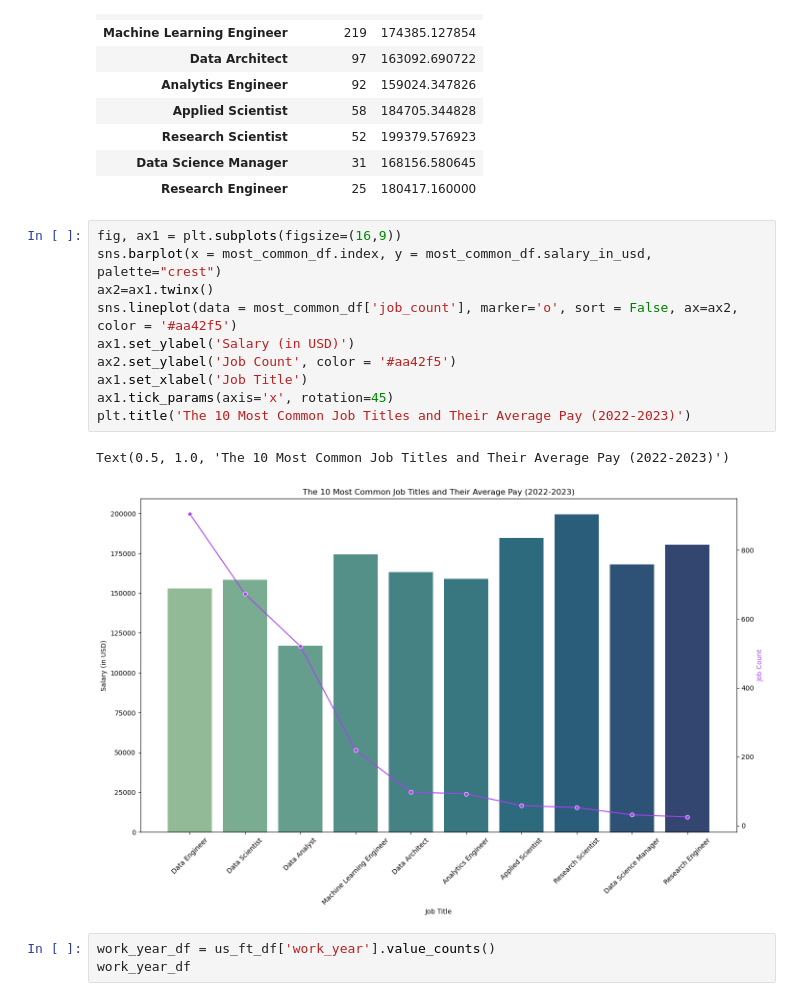
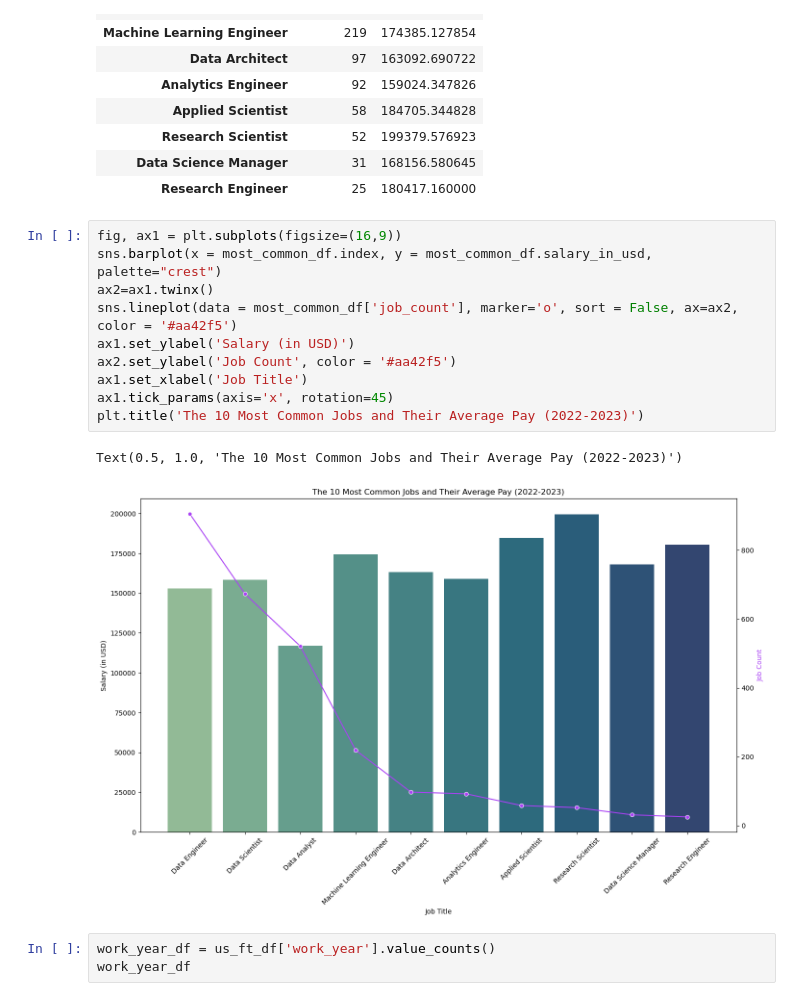
Before and after one commit to joshlynj/ds_salaries, a Jupyter notebook: notebooks/eda.ipynb, the cells around one changed output. Drawn from its saved outputs; the diff is of its cells as text.

```diff
--- a/notebooks/eda.ipynb
+++ b/notebooks/eda.ipynb
@@ -318,16 +318,16 @@ display(most_common_df)
 # %%
 fig, ax1 = plt.subplots(figsize=(16,9))
 sns.barplot(x = most_common_df.index, y = most_common_df.salary_in_usd, palette="crest")
 ax2=ax1.twinx()
 sns.lineplot(data = most_common_df['job_count'], marker='o', sort = False, ax=ax2, color = '#aa42f5')
 ax1.set_ylabel('Salary (in USD)')
 ax2.set_ylabel('Job Count', color = '#aa42f5')
 ax1.set_xlabel('Job Title')
 ax1.tick_params(axis='x', rotation=45)
-plt.title('The 10 Most Common Job Titles and Their Average Pay (2022-2023)')
+plt.title('The 10 Most Common Jobs and Their Average Pay (2022-2023)')
 # %% [output]
-Text(0.5, 1.0, 'The 10 Most Common Job Titles and Their Average Pay (2022-2023)')
+Text(0.5, 1.0, 'The 10 Most Common Jobs and Their Average Pay (2022-2023)')
-[figure, old version]
+[figure, new version]
 # %%
 work_year_df = us_ft_df['work_year'].value_counts()
 work_year_df
```
Also changed, not shown: parts of 3 cells of this notebook.
